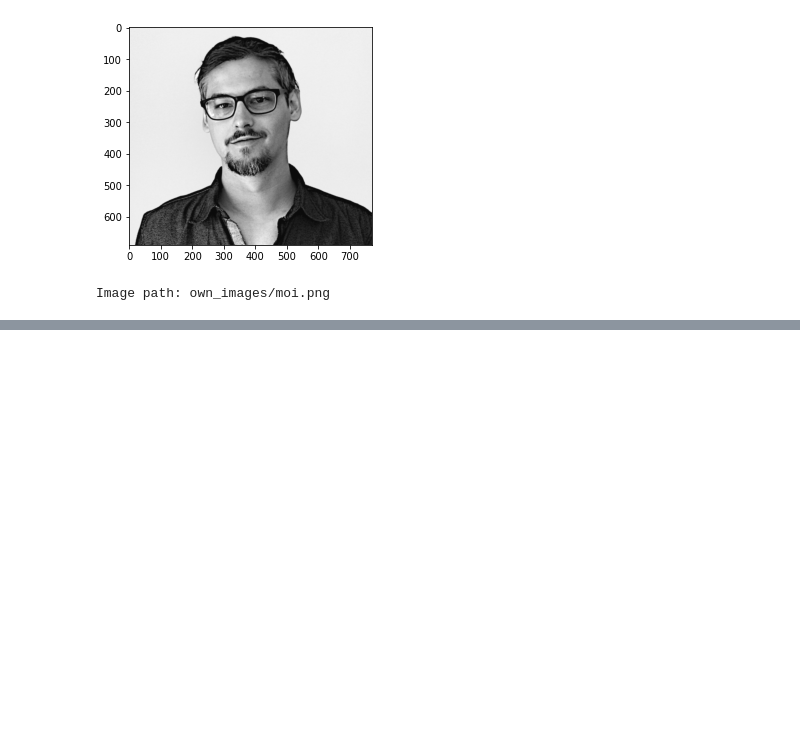
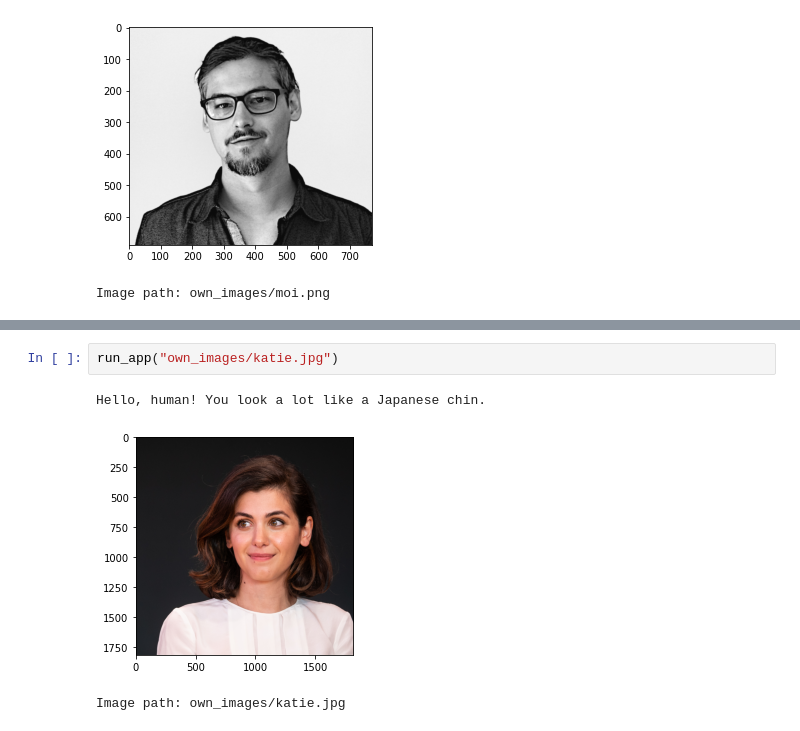
Before and after one commit to noxthot/udacity_deeplearning_dogbreed, a Jupyter notebook: dog_app.ipynb, the cells around one changed output, grey strips where cells are left out. Cells and saved outputs as stored; diff of their text form; blank space fills up the shorter version.

```diff
--- a/dog_app.ipynb
+++ b/dog_app.ipynb
@@ -753,0 +738,6 @@ Image path: own_images/moi.png
+# %%
+run_app("own_images/katie.jpg")
+# %% [output]
+Hello, human! You look a lot like a Japanese chin.
+[figure, added]
+Image path: own_images/katie.jpg
```
Also changed, not shown: parts of 10 cells of this notebook.
